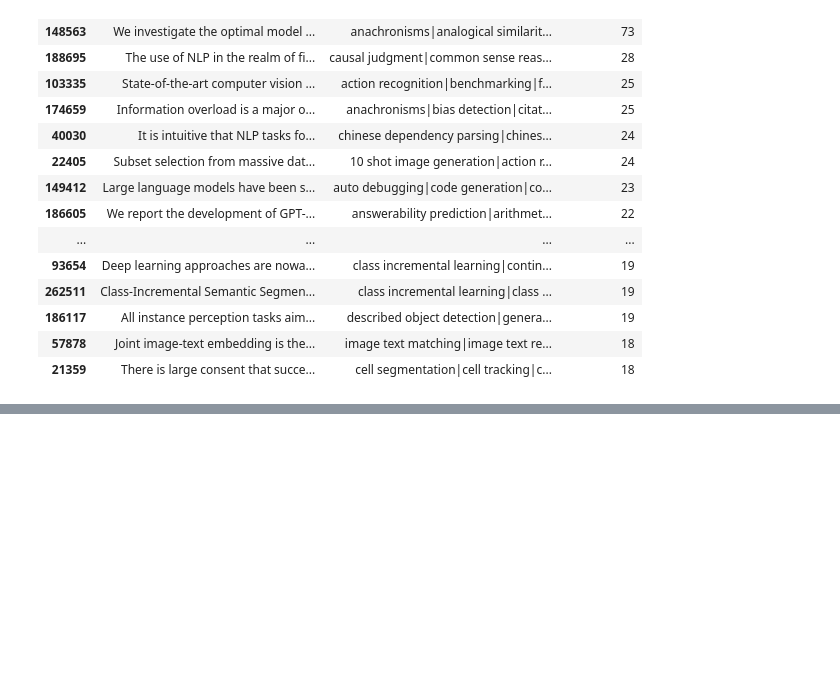
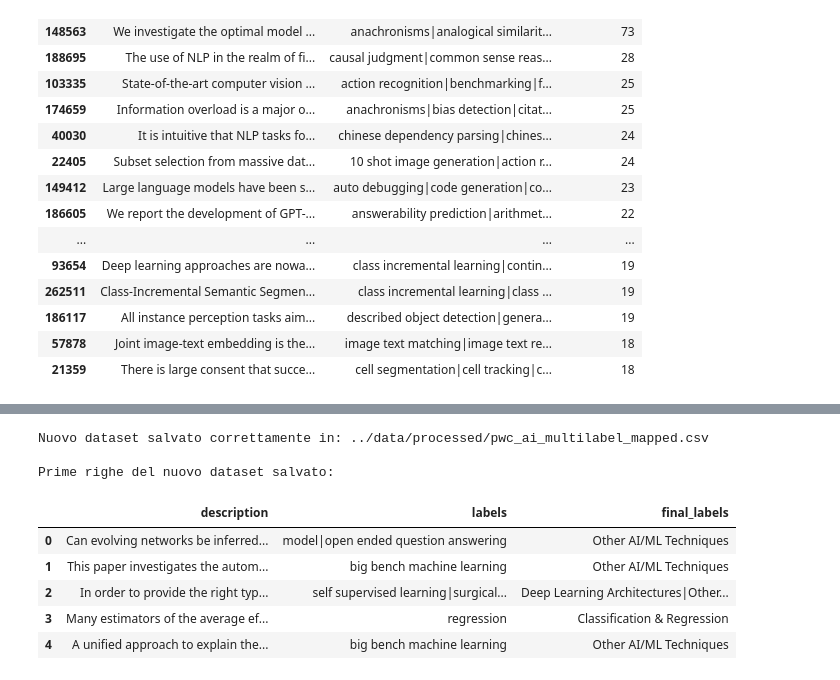
Before and after one commit to Vinello28/open-data-analytics, a Jupyter notebook: notebooks/09_eda_pwc_multilabel.ipynb, the cells around one changed output, grey strips where cells are left out. Saved outputs shown, nothing was run; the diff lists cells and outputs as text; code cells hidden in the pictures; blank space fills up the shorter version.

```diff
--- a/notebooks/09_eda_pwc_multilabel.ipynb
+++ b/notebooks/09_eda_pwc_multilabel.ipynb
@@ -125,0 +275,23 @@ Top 20 record con il maggior numero di label:
+# %%
+# 9. Salvataggio del nuovo Dataset Normalizzato
+# Riassembliamo le liste mappate in una stringa separata da '|'
+df_multilabel['final_labels'] = df_multilabel['mapped_labels'].apply(lambda x: '|'.join(x))
+
+df_mapped_export = df_multilabel.drop(columns=['labels_list', 'label_count', 'desc_length', 'mapped_labels', 'mapped_label_count'])
+
+output_path = '../data/processed/pwc_ai_multilabel_mapped.csv'
+df_mapped_export.to_csv(output_path, index=False)
+print(f"Nuovo dataset salvato correttamente in: {output_path}")
+
+print(f"\nPrime righe del nuovo dataset salvato:\n")
+display(df_mapped_export.head())
+# %% [output]
+Nuovo dataset salvato correttamente in: ../data/processed/pwc_ai_multilabel_mapped.csv
+
+Prime righe del nuovo dataset salvato:
+|  | description | labels | final_labels |
+| 0 | Can evolving networks be inferred... | model|open ended question answering | Other AI/ML Techniques |
+| 1 | This paper investigates the autom... | big bench machine learning | Other AI/ML Techniques |
+| 2 | In order to provide the right typ... | self supervised learning|surgical... | Deep Learning Architectures|Other... |
+| 3 | Many estimators of the average ef... | regression | Classification & Regression |
+| 4 | A unified approach to explain the... | big bench machine learning | Other AI/ML Techniques |
```
Also changed, not shown: parts of 4 cells of this notebook, 1 other file.
